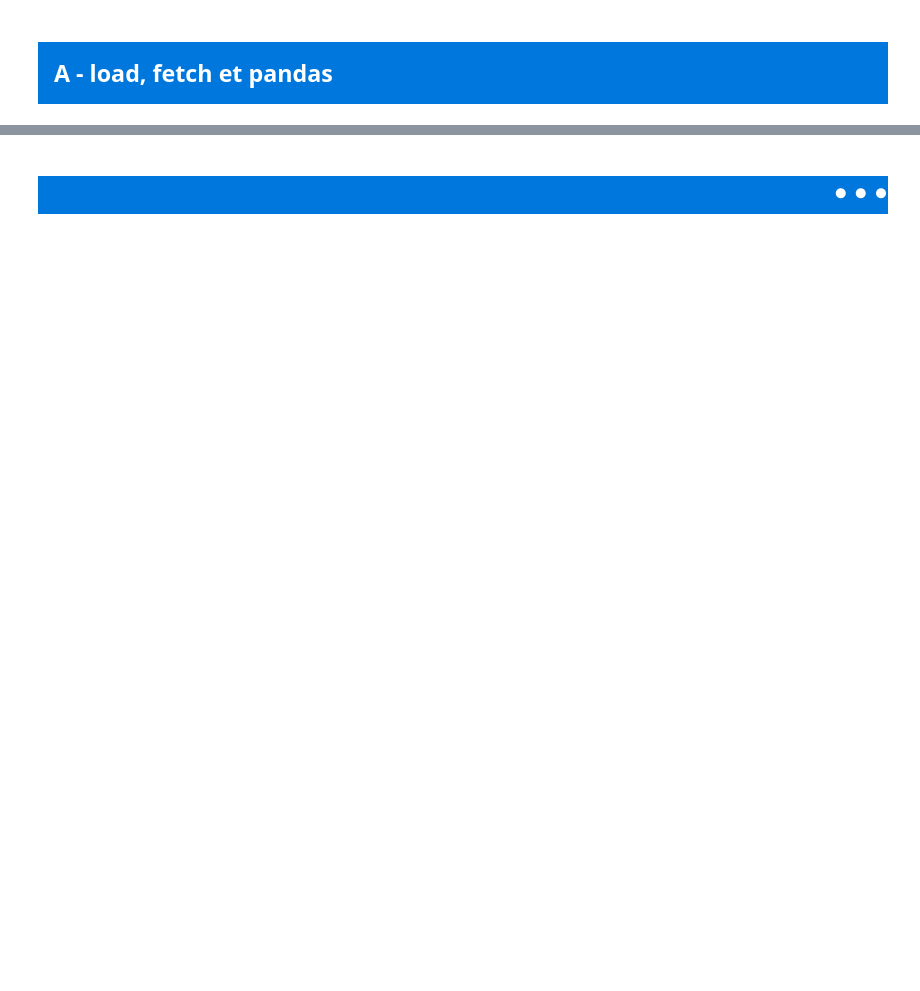
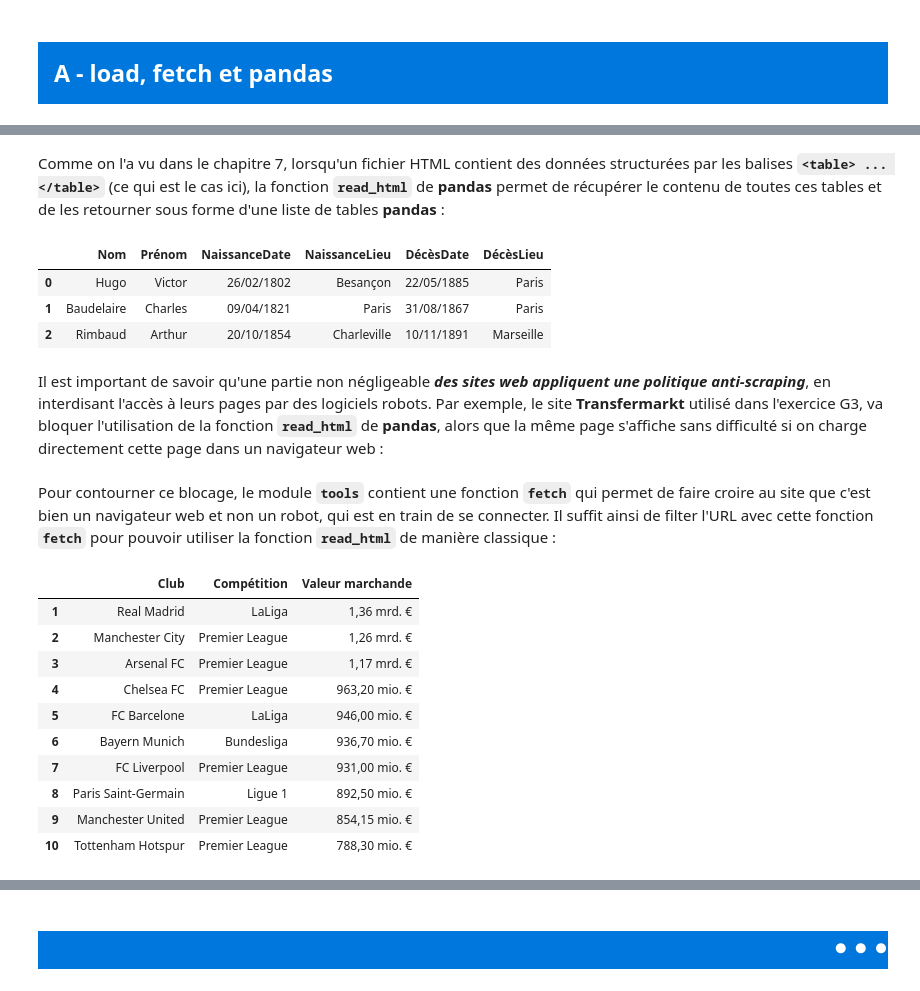
Before and after one commit to mas-outinfo/outinfo, a Jupyter notebook: 09-Extraction.ipynb, the cells around one changed output, grey strips where cells are left out. Drawn from its saved outputs; the diff is of its cells as text; code cells hidden in the pictures; blank space fills up the shorter version.

```diff
--- a/09-Extraction.ipynb
+++ b/09-Extraction.ipynb
@@ -275,0 +178,12 @@ Le package **`BeautifulSoup`** ne fait pas partie de la bibliothèque standard d
+# %% [markdown]
+Comme on l'a vu dans le chapitre 7, lorsqu'un fichier HTML contient des données structurées par les balises **`<table> ... </table>`** (ce qui est le cas ici), la fonction **`read_html`** de **pandas** permet de récupérer le contenu de toutes ces tables et de les retourner sous forme d'une liste de tables **pandas** :
+# %%
+tables = pd.read_html(url) # création d'une table 'pandas' pour chaque table HTML définie dans le fichier
+tables[0] # affichage de la table d'indice 0 (c'est la seule qui est présente dans le fichier)
+# %% [output]
+|  | Nom | Prénom | NaissanceDate | NaissanceLieu | DécèsDate | DécèsLieu |
+| 0 | Hugo | Victor | 26/02/1802 | Besançon | 22/05/1885 | Paris |
+| 1 | Baudelaire | Charles | 09/04/1821 | Paris | 31/08/1867 | Paris |
+| 2 | Rimbaud | Arthur | 20/10/1854 | Charleville | 10/11/1891 | Marseille |
+# %% [markdown]
+Il est important de savoir qu'une partie non négligeable ***des sites web appliquent une politique anti-scraping***, en interdisant l'accès à leurs pages par des logiciels robots. Par exemple, le site **Transfermarkt** utilisé dans l'exercice G3, va bloquer l'utilisation de la fonction **`read_html`** de **pandas**, alors que la même page s'affiche sans difficulté si on charge directement cette page dans un navigateur web :
@@ -275,0 +194,20 @@ Le package **`BeautifulSoup`** ne fait pas partie de la bibliothèque standard d
+# %% [markdown]
+Pour contourner ce blocage, le module **`tools`** contient une fonction **`fetch`** qui permet de faire croire au site que c'est bien un navigateur web et non un robot, qui est en train de se connecter. Il suffit ainsi de filter l'URL avec cette fonction **`fetch`** pour pouvoir utiliser la fonction **`read_html`** de manière classique :
+# %%
+tables = pd.read_html(fetch(url)) # utilisation de 'read_html' en filtrant l'URL avec 'fetch'
+teams = tables[1] # on extrait la table d'indice 1 (c'est celle-là qui nous intéresse sur la page web)
+teams.index = teams['#']; teams.index.name = None # on transforme la colonne '#' en index
+del teams['#']; del teams['Unnamed: 1'] # on supprime les colonnes inutiles
+teams[:10] # affichage des 10 premières lignes, pour vérification
+# %% [output]
+|  | Club | Compétition | Valeur marchande |
+| 1 | Real Madrid | LaLiga | 1,36 mrd. € |
+| 2 | Manchester City | Premier League | 1,26 mrd. € |
+| 3 | Arsenal FC | Premier League | 1,17 mrd. € |
+| 4 | Chelsea FC | Premier League | 963,20 mio. € |
+| 5 | FC Barcelone | LaLiga | 946,00 mio. € |
+| 6 | Bayern Munich | Bundesliga | 936,70 mio. € |
+| 7 | FC Liverpool | Premier League | 931,00 mio. € |
+| 8 | Paris Saint-Germain | Ligue 1 | 892,50 mio. € |
+| 9 | Manchester United | Premier League | 854,15 mio. € |
+| 10 | Tottenham Hotspur | Premier League | 788,30 mio. € |
```
Also changed, not shown: parts of 75 cells of this notebook.
